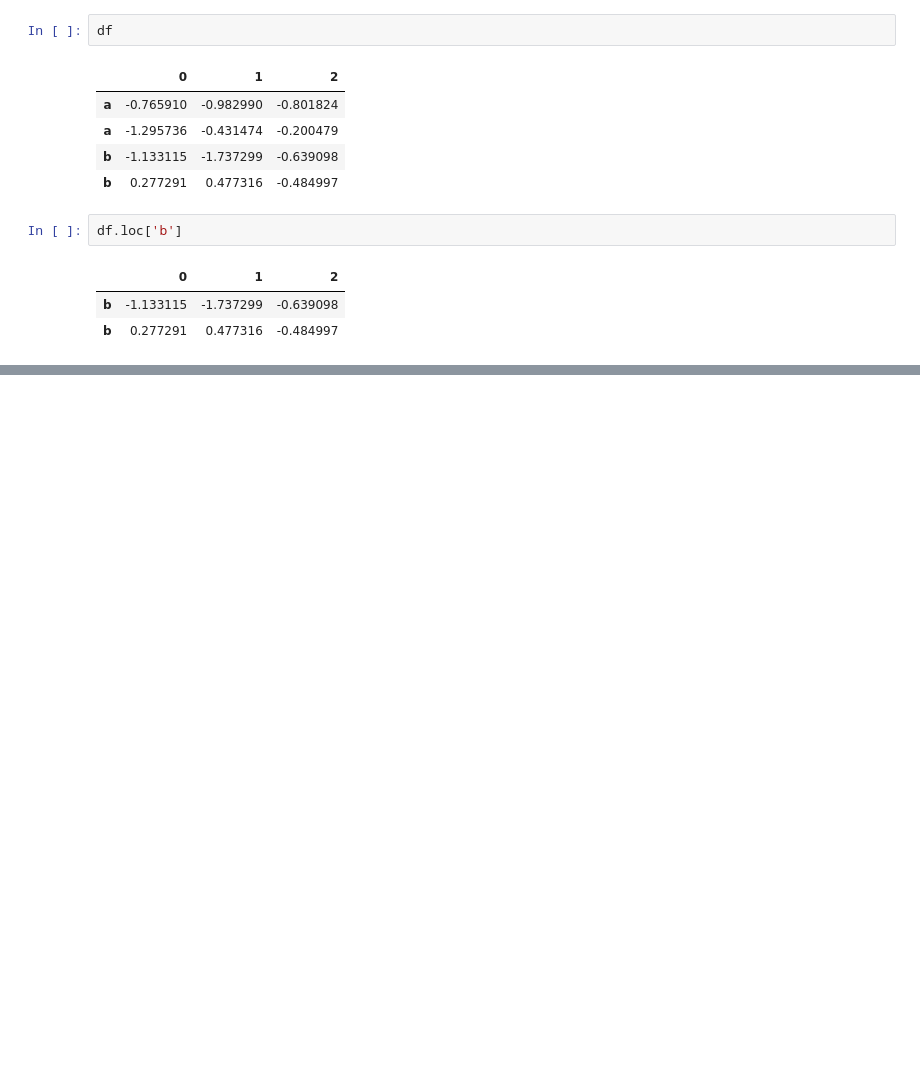
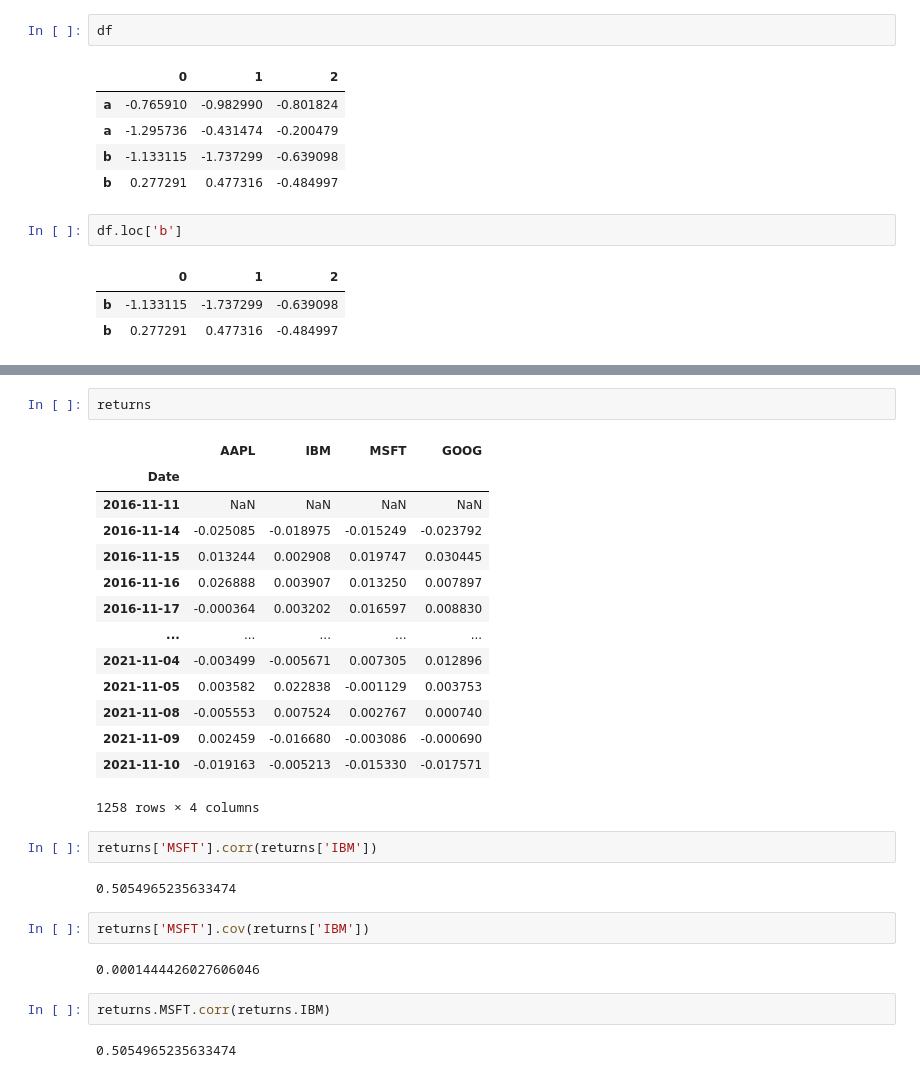
Before and after one commit to keerthiballa/WesCh5, a Jupyter notebook: Chapter5WorkAlong.ipynb, the cells around one changed output, grey strips where cells are left out. Saved outputs shown, nothing was run; the diff lists cells and outputs as text; blank space fills up the shorter version.

```diff
--- a/Chapter5WorkAlong.ipynb
+++ b/Chapter5WorkAlong.ipynb
@@ -1328,0 +1499,29 @@ df.loc['b']
+# %%
+returns
+# %% [output]
+|  | AAPL | IBM | MSFT | GOOG |
+| Date |  |  |  |  |
+| 2016-11-11 | NaN | NaN | NaN | NaN |
+| 2016-11-14 | -0.025085 | -0.018975 | -0.015249 | -0.023792 |
+| 2016-11-15 | 0.013244 | 0.002908 | 0.019747 | 0.030445 |
+| 2016-11-16 | 0.026888 | 0.003907 | 0.013250 | 0.007897 |
+| 2016-11-17 | -0.000364 | 0.003202 | 0.016597 | 0.008830 |
+| ... | ... | ... | ... | ... |
+| 2021-11-04 | -0.003499 | -0.005671 | 0.007305 | 0.012896 |
+| 2021-11-05 | 0.003582 | 0.022838 | -0.001129 | 0.003753 |
+| 2021-11-08 | -0.005553 | 0.007524 | 0.002767 | 0.000740 |
+| 2021-11-09 | 0.002459 | -0.016680 | -0.003086 | -0.000690 |
+| 2021-11-10 | -0.019163 | -0.005213 | -0.015330 | -0.017571 |
+1258 rows × 4 columns
+# %%
+returns['MSFT'].corr(returns['IBM'])
+# %% [output]
+0.5054965235633474
+# %%
+returns['MSFT'].cov(returns['IBM'])
+# %% [output]
+0.0001444426027606046
+# %%
+returns.MSFT.corr(returns.IBM)
+# %% [output]
+0.5054965235633474
```
Also changed, not shown: parts of 48 cells of this notebook.
